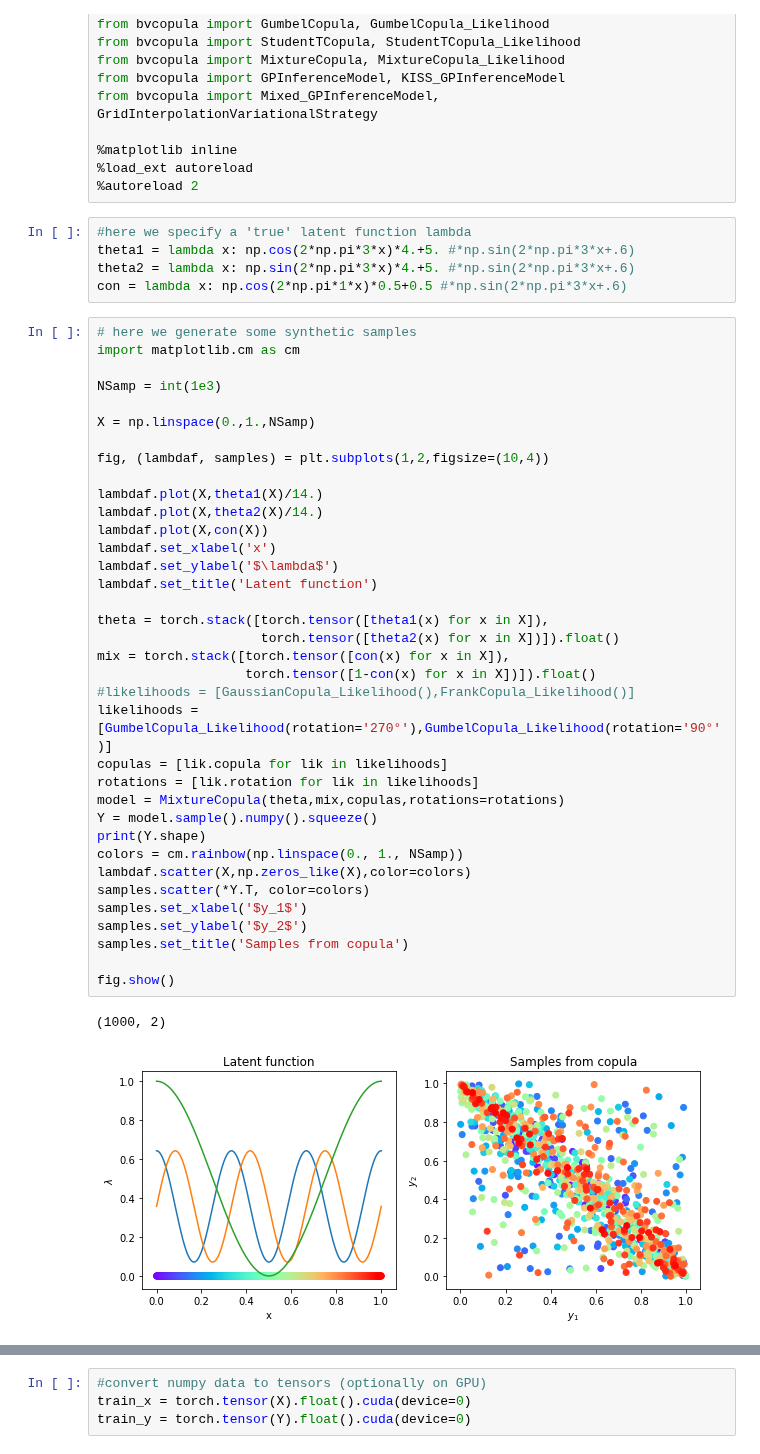
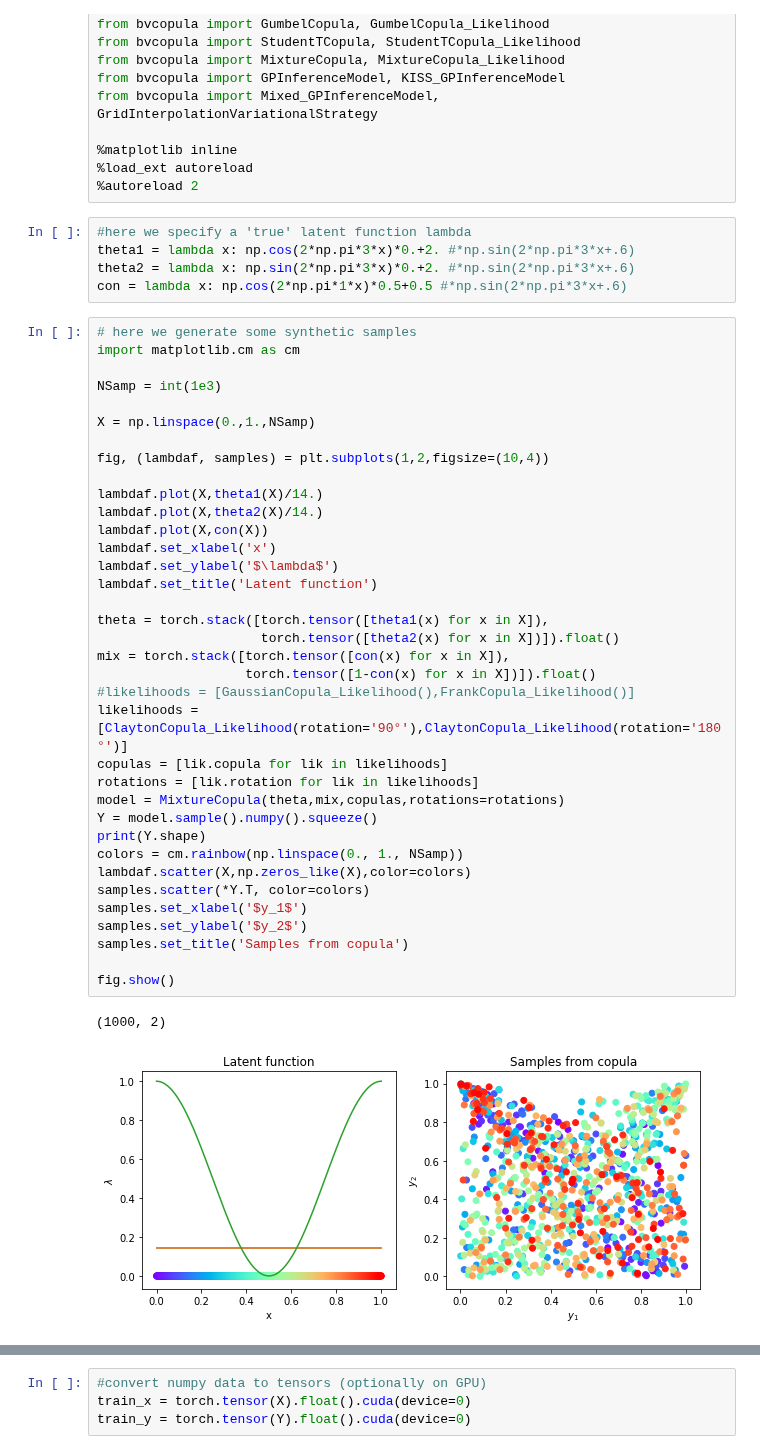
Before and after one commit to NinelK/CopulaGP, a Jupyter notebook: MultiParam_nopyro.ipynb, the cells around one changed output, grey strips where cells are left out. Saved outputs shown, nothing was run; the diff lists cells and outputs as text.

```diff
--- a/MultiParam_nopyro.ipynb
+++ b/MultiParam_nopyro.ipynb
@@ -29,8 +29,8 @@ from bvcopula import Mixed_GPInferenceModel, GridInterpolationVariationalStrateg
 %autoreload 2
 # %%
 #here we specify a 'true' latent function lambda
-theta1 = lambda x: np.cos(2*np.pi*3*x)*4.+5. #*np.sin(2*np.pi*3*x+.6)
-theta2 = lambda x: np.sin(2*np.pi*3*x)*4.+5. #*np.sin(2*np.pi*3*x+.6)
+theta1 = lambda x: np.cos(2*np.pi*3*x)*0.+2. #*np.sin(2*np.pi*3*x+.6)
+theta2 = lambda x: np.sin(2*np.pi*3*x)*0.+2. #*np.sin(2*np.pi*3*x+.6)
 con = lambda x: np.cos(2*np.pi*1*x)*0.5+0.5 #*np.sin(2*np.pi*3*x+.6)
 # %%
 # here we generate some synthetic samples
@@ -42,32 +42,32 @@ X = np.linspace(0.,1.,NSamp)
 
 fig, (lambdaf, samples) = plt.subplots(1,2,figsize=(10,4))
 
 lambdaf.plot(X,theta1(X)/14.)
 lambdaf.plot(X,theta2(X)/14.)
 lambdaf.plot(X,con(X))
 lambdaf.set_xlabel('x')
 lambdaf.set_ylabel('$\lambda$')
 lambdaf.set_title('Latent function')
 
 theta = torch.stack([torch.tensor([theta1(x) for x in X]),
                      torch.tensor([theta2(x) for x in X])]).float()
 mix = torch.stack([torch.tensor([con(x) for x in X]),
                    torch.tensor([1-con(x) for x in X])]).float()
 #likelihoods = [GaussianCopula_Likelihood(),FrankCopula_Likelihood()]
-likelihoods = [GumbelCopula_Likelihood(rotation='270°'),GumbelCopula_Likelihood(rotation='90°')]
+likelihoods = [ClaytonCopula_Likelihood(rotation='90°'),ClaytonCopula_Likelihood(rotation='180°')]
 copulas = [lik.copula for lik in likelihoods]
 rotations = [lik.rotation for lik in likelihoods]
 model = MixtureCopula(theta,mix,copulas,rotations=rotations)
 Y = model.sample().numpy().squeeze()
 print(Y.shape)
 colors = cm.rainbow(np.linspace(0., 1., NSamp))
 lambdaf.scatter(X,np.zeros_like(X),color=colors)
 samples.scatter(*Y.T, color=colors)
 samples.set_xlabel('$y_1$')
 samples.set_ylabel('$y_2$')
 samples.set_title('Samples from copula')
 
 fig.show()
 # %% [output]
 (1000, 2)
-[figure, old version]
+[figure, new version]
```
Also changed, not shown: parts of 7 cells of this notebook, 2 other files.
